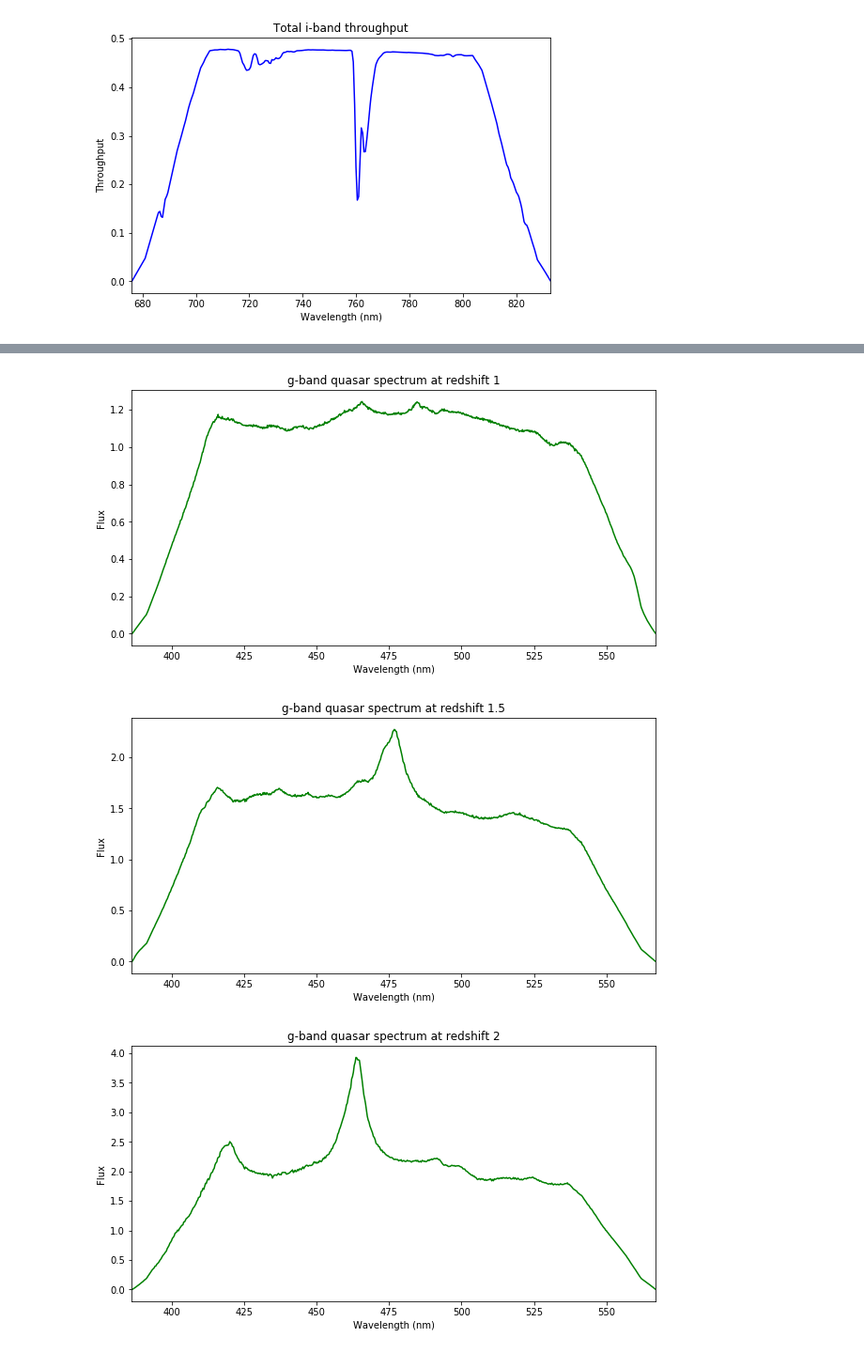
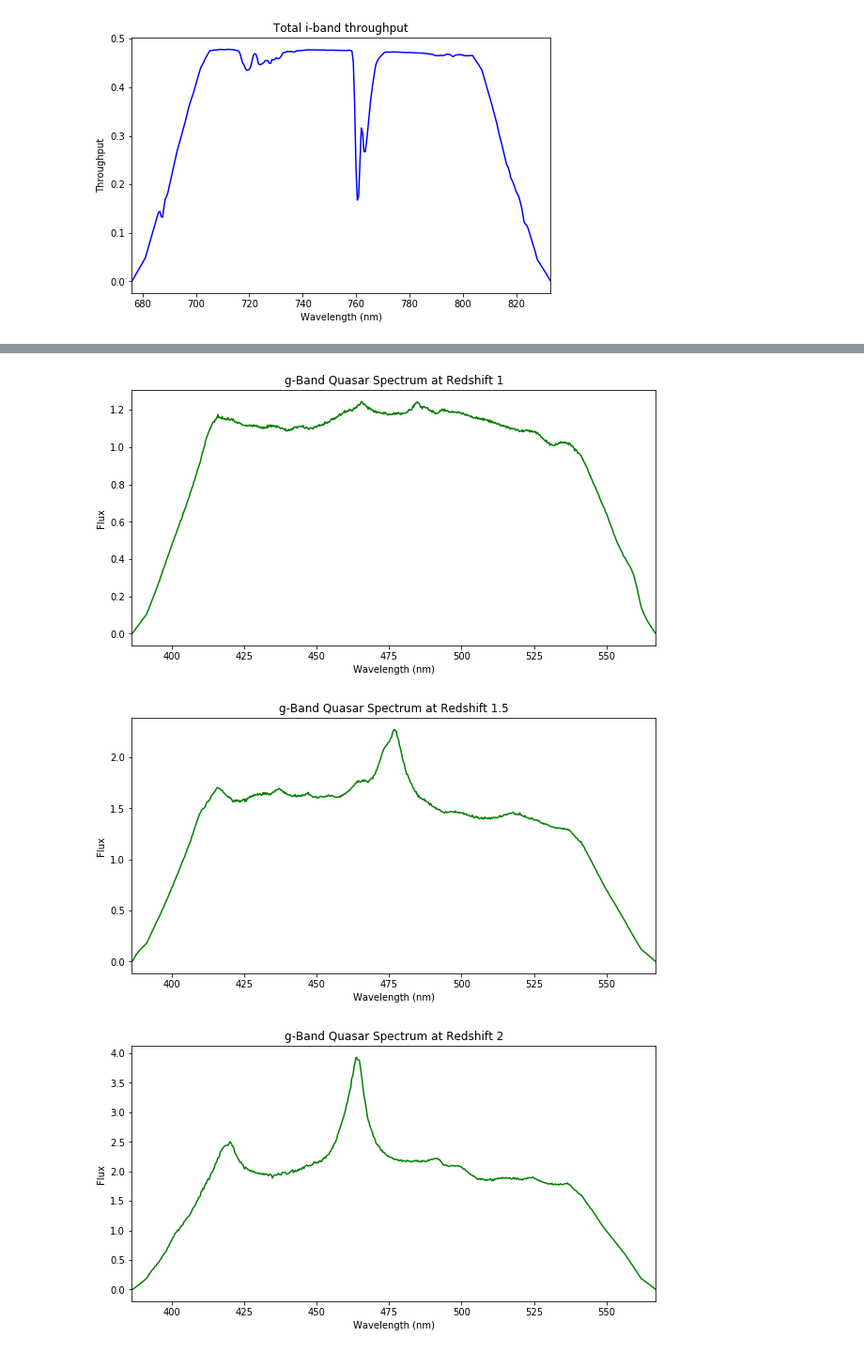
Before and after one commit to jbc1216/ASTR499, a Jupyter notebook: QuasarSpectra.ipynb, the cells around one changed output, grey strips where cells are left out. Shown at 94% size. Cells and saved outputs as stored; diff of their text form; code cells hidden in the pictures.

```diff
--- a/QuasarSpectra.ipynb
+++ b/QuasarSpectra.ipynb
@@ -7,7 +7,7 @@ import astropy.units as u
 Qdata = pd.read_csv('QuasarData.txt', sep=' ', header = None, skipinitialspace=True)
 Qdata.columns = ['Wavelength','FluxDensity','eFluxD']
 print(Qdata)
-Wavelength = Qdata['Wavelength']*0.1
+Wavelength = np.asarray(Qdata['Wavelength'])*0.1*u.nm
 FluxD = np.asarray(Qdata['FluxDensity'])
 # %% [output]
       Wavelength  FluxDensity  eFluxD
@@ -79,12 +79,12 @@ plt.show()
 # %%
 gband = pd.read_csv('throughputs/baseline/total_g.dat', sep=' ', header=7)
 gband.columns = ['Wavelength','Throughput']
-gWavelength = gband['Wavelength'][0:7755]
+gWavelength = np.asarray(gband['Wavelength'][0:7755])*u.nm
 gThroughput = gband['Throughput'][0:7755]
 
 iband = pd.read_csv('throughputs/baseline/total_i.dat', sep=' ', header=7)
 iband.columns = ['Wavelength', 'Throughput']
-iWavelength = iband['Wavelength'][0:7755]
+iWavelength = np.asarray(iband['Wavelength'][0:7755])*u.nm
 iThroughput = iband['Throughput'][0:7755]
 # %%
 def pltthroughput(wavelength, thru, filterband, units=u.nm, minwl=None, maxwl=None, logscale=False, color=None):
@@ -110,27 +110,27 @@ pltthroughput(iWavelength, iThroughput, 'i', minwl=675.90*u.nm, maxwl=833.0*u.nm
 # %%
 # select redshift you want to visualize
 
 def pltFiltSpec(wavelength, flux, thru_wl, thru, filterband, units=u.nm, maxwl=None, minwl=None, redshift=0.0, color=None, logscale=None):
     fig, ax = plt.subplots(1,1, figsize=(10,5))
-    wl = wavelength * units * (1 + redshift)
-    wl_thru = thru_wl * units
+    wl = wavelength.to(units) * (1 + redshift)
+    wl_thru = thru_wl.to(units)
     interp = np.interp(wl, wl_thru, thru)
     ax.plot(wl, flux*interp, color)
     wl_min = minwl if minwl is not None else np.min(wl)
     wl_max = maxwl if maxwl is not None else np.max(wl)
     ax.set_xlim(wl_min.value, wl_max.value)
-    plt.title(f'{filterband}-band quasar spectrum at redshift {redshift}')
+    plt.title(f'{filterband}-Band Quasar Spectrum at Redshift {redshift}')
     plt.xlabel(f'Wavelength ({units})')
     plt.ylabel('Flux')
     if logscale is not None:
         ax.set_yscale('log')
     plt.show()
 
 
 for z in [0,1,1.5,2,2.5]:
     pltFiltSpec(Wavelength, FluxD, gWavelength, gThroughput, 'g', redshift=z, minwl=386.30*u.nm, maxwl=567*u.nm, color='g')
 # %% [output]
 [figure]
 [figure]
-[figure, old version]
+[figure, new version]
 [figure]
```
Also changed, not shown: parts of 5 cells of this notebook.
